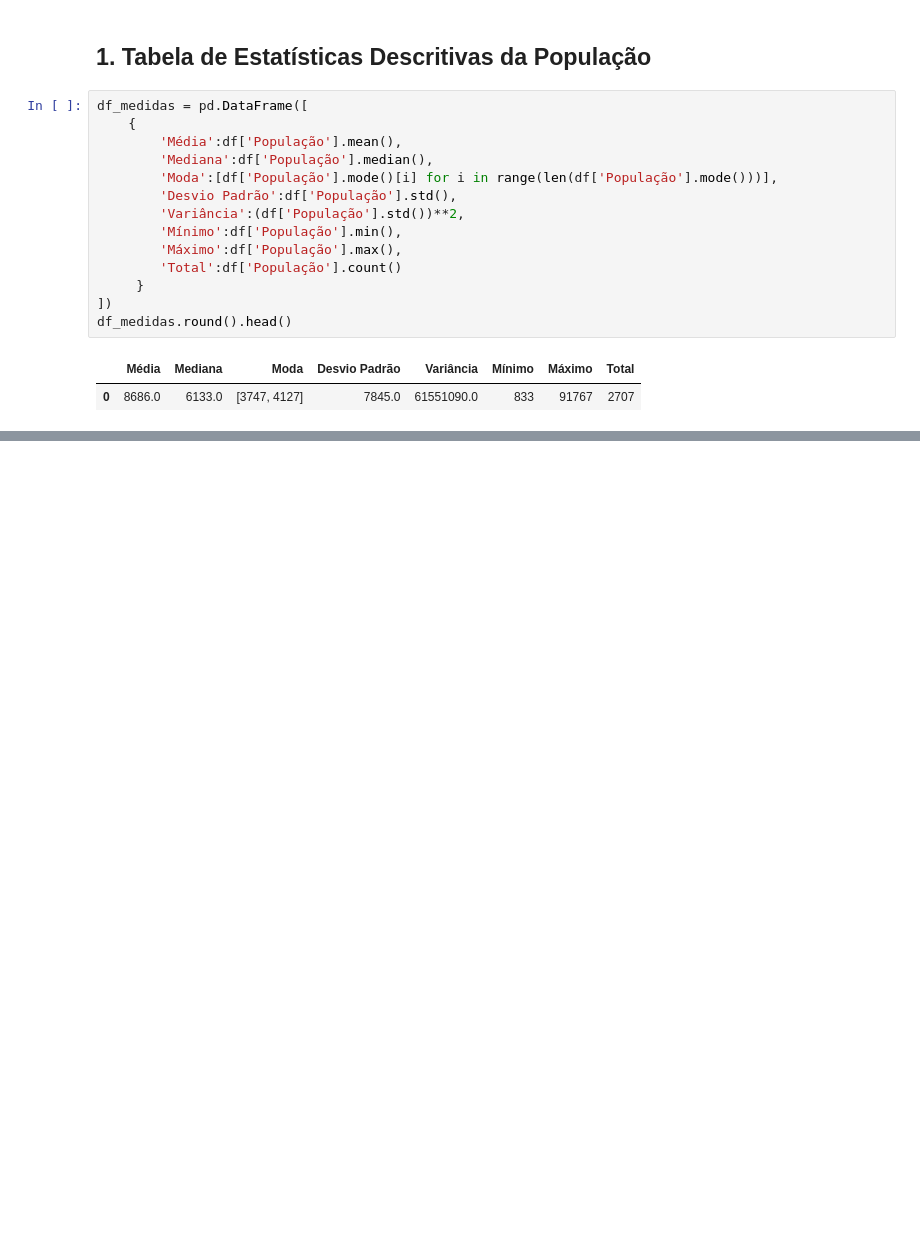
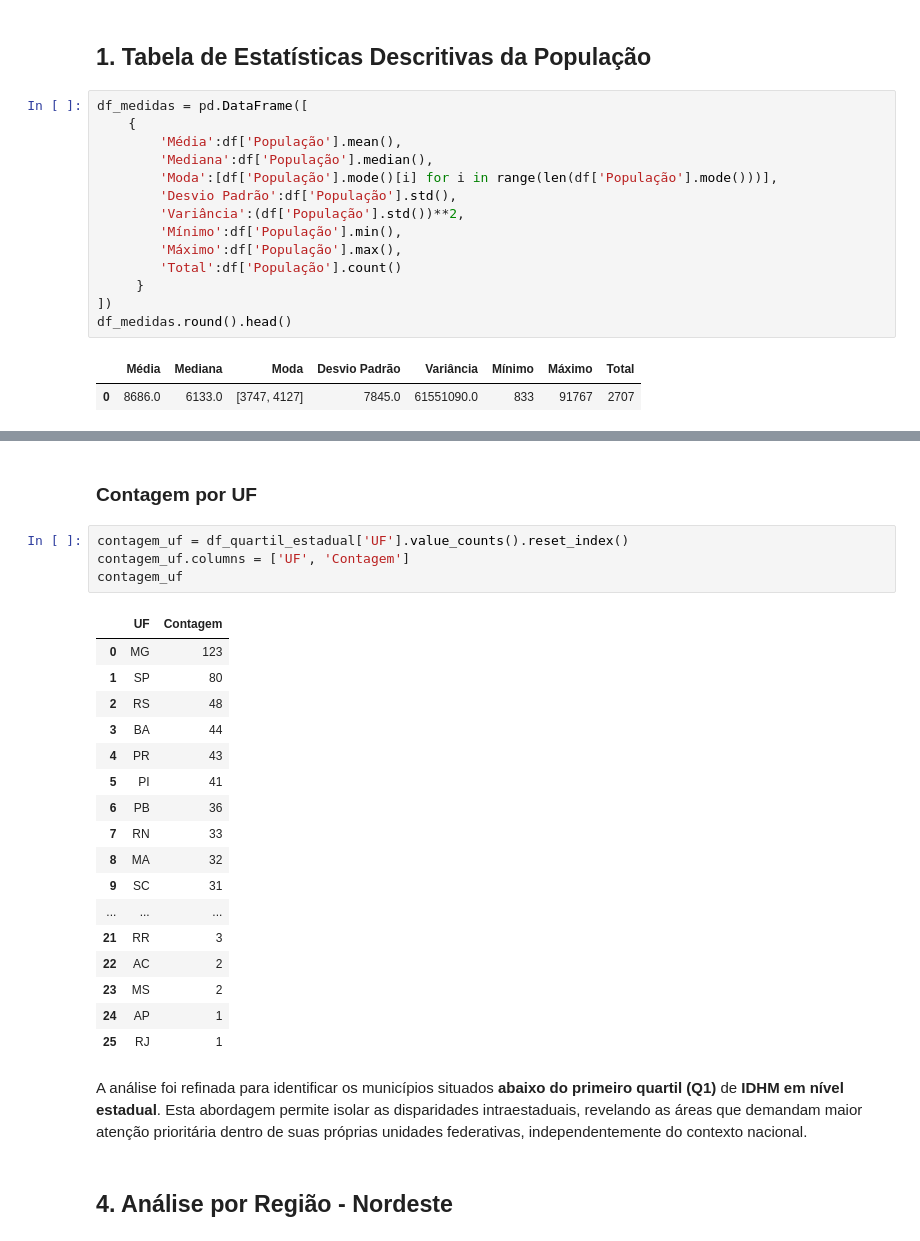
Before and after one commit to brendalima7/ciencia-dos-dados-aps1, a Jupyter notebook: notebooks/aps1.ipynb, the cells around one changed output, grey strips where cells are left out. Saved outputs shown, nothing was run; the diff lists cells and outputs as text; blank space fills up the shorter version.

```diff
--- a/notebooks/aps1.ipynb
+++ b/notebooks/aps1.ipynb
@@ -99,0 +136,28 @@ for state in states:
+# %% [markdown]
+### Contagem por UF
+# %%
+contagem_uf = df_quartil_estadual['UF'].value_counts().reset_index()
+contagem_uf.columns = ['UF', 'Contagem']
+contagem_uf
+# %% [output]
+|  | UF | Contagem |
+| 0 | MG | 123 |
+| 1 | SP | 80 |
+| 2 | RS | 48 |
+| 3 | BA | 44 |
+| 4 | PR | 43 |
+| 5 | PI | 41 |
+| 6 | PB | 36 |
+| 7 | RN | 33 |
+| 8 | MA | 32 |
+| 9 | SC | 31 |
+| ... | ... | ... |
+| 21 | RR | 3 |
+| 22 | AC | 2 |
+| 23 | MS | 2 |
+| 24 | AP | 1 |
+| 25 | RJ | 1 |
+# %% [markdown]
+A análise foi refinada para identificar os municípios situados **abaixo do primeiro quartil (Q1)** de **IDHM em nível estadual**. Esta abordagem permite isolar as disparidades intraestaduais, revelando as áreas que demandam maior atenção prioritária dentro de suas próprias unidades federativas, independentemente do contexto nacional.
+# %% [markdown]
+## 4. Análise por Região - Nordeste
```
Also changed, not shown: parts of 6 cells of this notebook, 1 other file.
